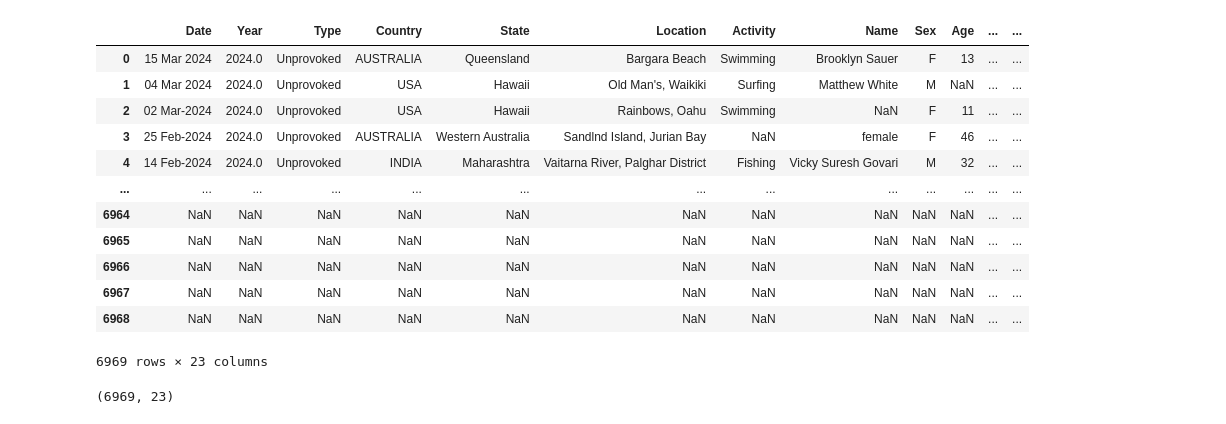
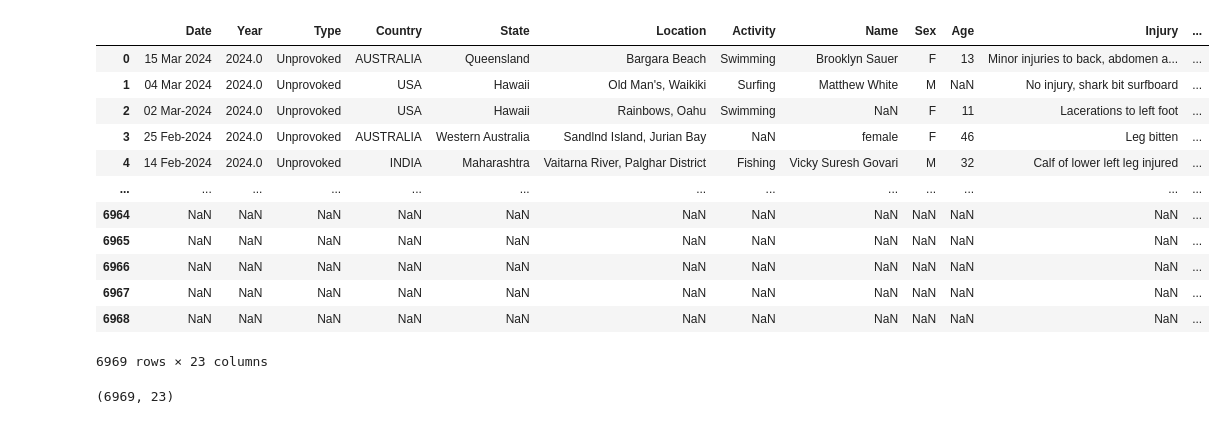
Before and after one commit to cohet3/sharkAttack_g7, a Jupyter notebook: adrian_main.ipynb, the cells around one changed output. Drawn from its saved outputs; the diff is of its cells as text; code cells hidden in the pictures.

Commit message:
Shark Attacks
Updated with data functions

```diff
--- a/adrian_main.ipynb
+++ b/adrian_main.ipynb
@@ -1,23 +1,25 @@
 # %%
 # Import Pandas
 import pandas as pd
+pd.set_option('display.max_columns', None)
+pd.set_option('display.max_colwidth', None)
 
 # Read database
 df = pd.read_excel("https://www.sharkattackfile.net/spreadsheets/GSAF5.xls")
 df
 # %% [output]
-|  | Date | Year | Type | Country | State | Location | Activity | Name | Sex | Age | ... | ... |
-| 0 | 15 Mar 2024 | 2024.0 | Unprovoked | AUSTRALIA | Queensland | Bargara Beach | Swimming | Brooklyn Sauer | F | 13 | ... | ... |
-| 1 | 04 Mar 2024 | 2024.0 | Unprovoked | USA | Hawaii | Old Man's, Waikiki | Surfing | Matthew White | M | NaN | ... | ... |
-| 2 | 02 Mar-2024 | 2024.0 | Unprovoked | USA | Hawaii | Rainbows, Oahu | Swimming | NaN | F | 11 | ... | ... |
-| 3 | 25 Feb-2024 | 2024.0 | Unprovoked | AUSTRALIA | Western Australia | Sandlnd Island, Jurian Bay | NaN | female | F | 46 | ... | ... |
-| 4 | 14 Feb-2024 | 2024.0 | Unprovoked | INDIA | Maharashtra | Vaitarna River, Palghar District | Fishing | Vicky Suresh Govari | M | 32 | ... | ... |
+|  | Date | Year | Type | Country | State | Location | Activity | Name | Sex | Age | Injury | ... |
+| 0 | 15 Mar 2024 | 2024.0 | Unprovoked | AUSTRALIA | Queensland | Bargara Beach | Swimming | Brooklyn Sauer | F | 13 | Minor injuries to back, abdomen a... | ... |
+| 1 | 04 Mar 2024 | 2024.0 | Unprovoked | USA | Hawaii | Old Man's, Waikiki | Surfing | Matthew White | M | NaN | No injury, shark bit surfboard | ... |
+| 2 | 02 Mar-2024 | 2024.0 | Unprovoked | USA | Hawaii | Rainbows, Oahu | Swimming | NaN | F | 11 | Lacerations to left foot | ... |
+| 3 | 25 Feb-2024 | 2024.0 | Unprovoked | AUSTRALIA | Western Australia | Sandlnd Island, Jurian Bay | NaN | female | F | 46 | Leg bitten | ... |
+| 4 | 14 Feb-2024 | 2024.0 | Unprovoked | INDIA | Maharashtra | Vaitarna River, Palghar District | Fishing | Vicky Suresh Govari | M | 32 | Calf of lower left leg injured | ... |
 | ... | ... | ... | ... | ... | ... | ... | ... | ... | ... | ... | ... | ... |
-| 6964 | NaN | NaN | NaN | NaN | NaN | NaN | NaN | NaN | NaN | NaN | ... | ... |
-| 6965 | NaN | NaN | NaN | NaN | NaN | NaN | NaN | NaN | NaN | NaN | ... | ... |
-| 6966 | NaN | NaN | NaN | NaN | NaN | NaN | NaN | NaN | NaN | NaN | ... | ... |
-| 6967 | NaN | NaN | NaN | NaN | NaN | NaN | NaN | NaN | NaN | NaN | ... | ... |
-| 6968 | NaN | NaN | NaN | NaN | NaN | NaN | NaN | NaN | NaN | NaN | ... | ... |
+| 6964 | NaN | NaN | NaN | NaN | NaN | NaN | NaN | NaN | NaN | NaN | NaN | ... |
+| 6965 | NaN | NaN | NaN | NaN | NaN | NaN | NaN | NaN | NaN | NaN | NaN | ... |
+| 6966 | NaN | NaN | NaN | NaN | NaN | NaN | NaN | NaN | NaN | NaN | NaN | ... |
+| 6967 | NaN | NaN | NaN | NaN | NaN | NaN | NaN | NaN | NaN | NaN | NaN | ... |
+| 6968 | NaN | NaN | NaN | NaN | NaN | NaN | NaN | NaN | NaN | NaN | NaN | ... |
 6969 rows × 23 columns
 # %%
 df.shape
```
Also changed, not shown: parts of 10 cells of this notebook, 4 other files.
